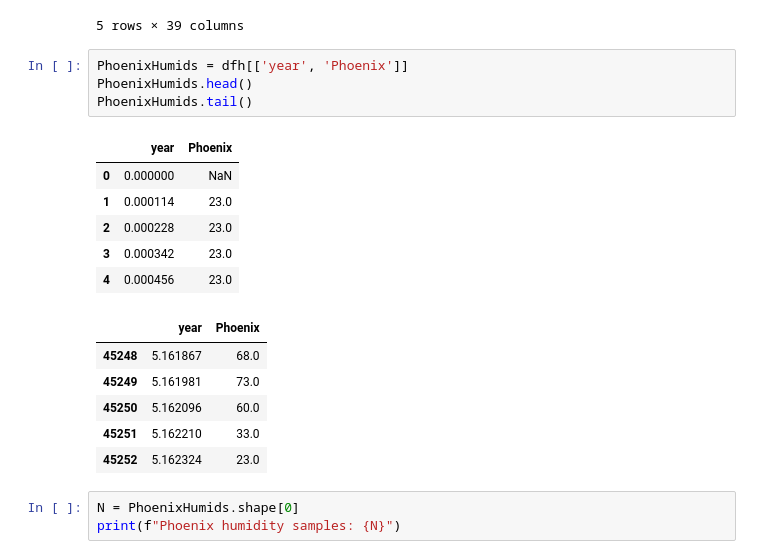
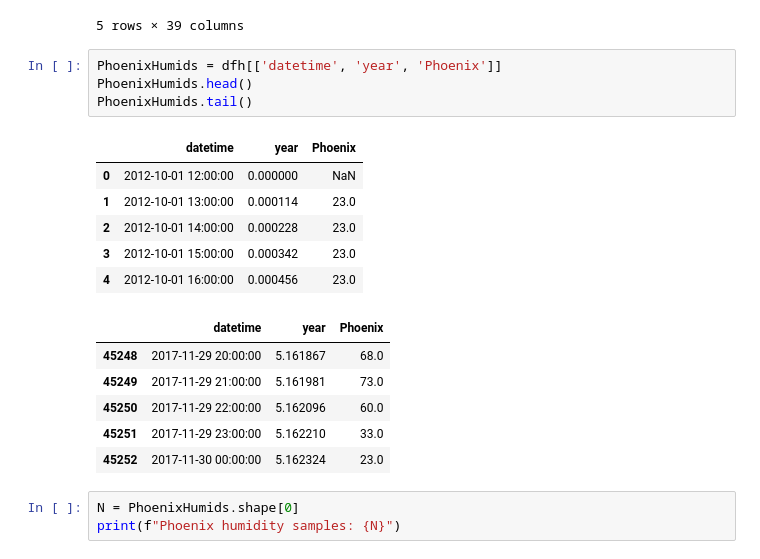
Before and after one commit to mw0/MLnotebooks, a Jupyter notebook: KaggleWeather/KaggleWeatherDataAnalysisAndModeling.ipynb, the cells around one changed output. Cells and saved outputs as stored; diff of their text form.

```diff
--- a/KaggleWeather/KaggleWeatherDataAnalysisAndModeling.ipynb
+++ b/KaggleWeather/KaggleWeatherDataAnalysisAndModeling.ipynb
@@ -371,22 +331,22 @@ dfh.tail()
 | 45252 | 2017-11-30 00:00:00 | NaN | 76.0 | NaN | 75.0 | 56.0 | 72.0 | 17.0 | 23.0 | ... |
 5 rows × 39 columns
 # %%
-PhoenixHumids = dfh[['year', 'Phoenix']]
+PhoenixHumids = dfh[['datetime', 'year', 'Phoenix']]
 PhoenixHumids.head()
 PhoenixHumids.tail()
 # %% [output]
-|  | year | Phoenix |
-| 0 | 0.000000 | NaN |
-| 1 | 0.000114 | 23.0 |
-| 2 | 0.000228 | 23.0 |
-| 3 | 0.000342 | 23.0 |
-| 4 | 0.000456 | 23.0 |
+|  | datetime | year | Phoenix |
+| 0 | 2012-10-01 12:00:00 | 0.000000 | NaN |
+| 1 | 2012-10-01 13:00:00 | 0.000114 | 23.0 |
+| 2 | 2012-10-01 14:00:00 | 0.000228 | 23.0 |
+| 3 | 2012-10-01 15:00:00 | 0.000342 | 23.0 |
+| 4 | 2012-10-01 16:00:00 | 0.000456 | 23.0 |
-|  | year | Phoenix |
-| 45248 | 5.161867 | 68.0 |
-| 45249 | 5.161981 | 73.0 |
-| 45250 | 5.162096 | 60.0 |
-| 45251 | 5.162210 | 33.0 |
-| 45252 | 5.162324 | 23.0 |
+|  | datetime | year | Phoenix |
+| 45248 | 2017-11-29 20:00:00 | 5.161867 | 68.0 |
+| 45249 | 2017-11-29 21:00:00 | 5.161981 | 73.0 |
+| 45250 | 2017-11-29 22:00:00 | 5.162096 | 60.0 |
+| 45251 | 2017-11-29 23:00:00 | 5.162210 | 33.0 |
+| 45252 | 2017-11-30 00:00:00 | 5.162324 | 23.0 |
 # %%
 N = PhoenixHumids.shape[0]
 print(f"Phoenix humidity samples: {N}")
```
Also changed, not shown: parts of 16 cells of this notebook, 2 other files.
